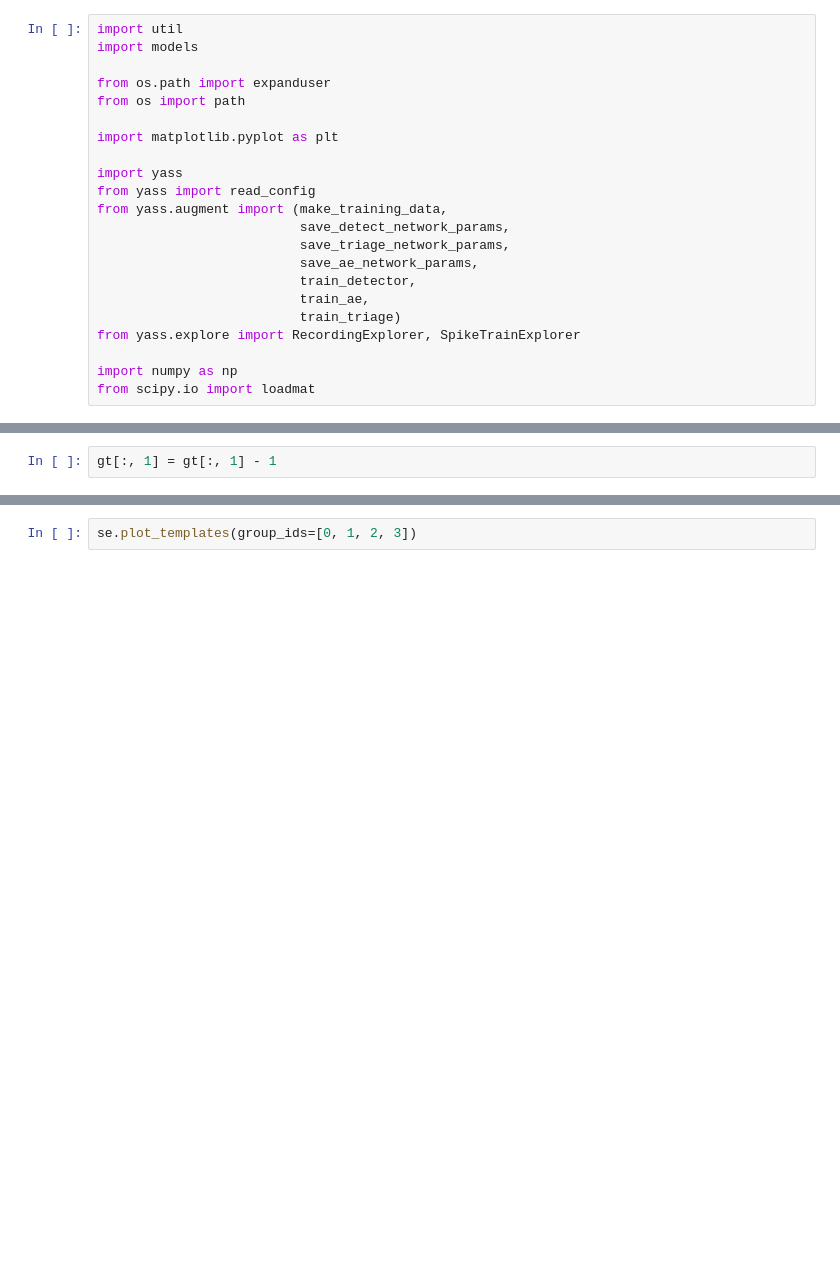
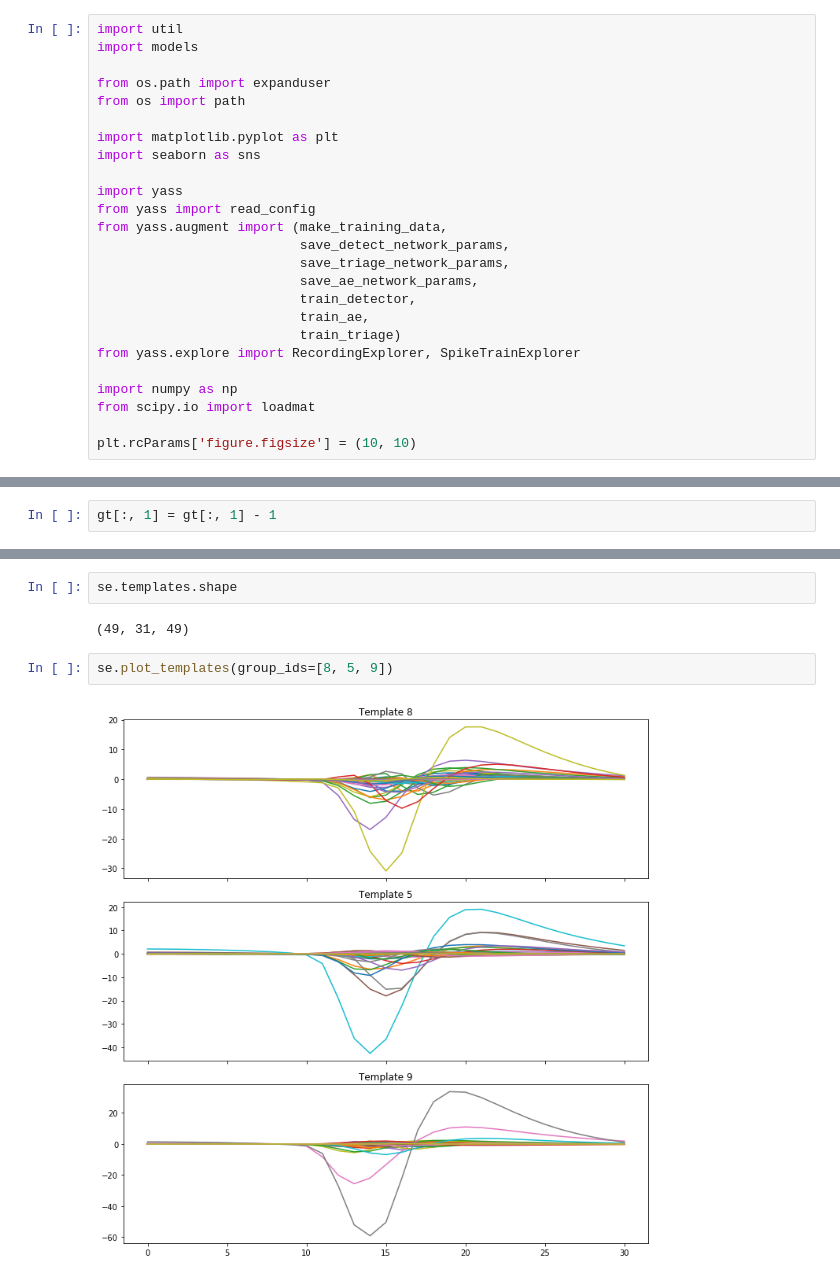
Before and after one commit to edublancas/yass-private, a Jupyter notebook: nnet/training-data-fix.ipynb, the cells around one changed output, grey strips where cells are left out. Drawn from its saved outputs; the diff is of its cells as text; blank space fills up the shorter version.

```diff
--- a/nnet/training-data-fix.ipynb
+++ b/nnet/training-data-fix.ipynb
@@ -14,6 +14,7 @@ from os.path import expanduser
 from os import path
 
 import matplotlib.pyplot as plt
+import seaborn as sns
 
 import yass
 from yass import read_config
@@ -28,3 +29,5 @@ from yass.explore import RecordingExplorer, SpikeTrainExplorer
 
 import numpy as np
 from scipy.io import loadmat
+
+plt.rcParams['figure.figsize'] = (10, 10)
@@ -56,2 +94,8 @@ KeyboardInterrupt:
+# %%
+se.templates.shape
+# %% [output]
+(49, 31, 49)
 # %%
-se.plot_templates(group_ids=[0, 1, 2, 3])
+se.plot_templates(group_ids=[8, 5, 9])
+# %% [output]
+[figure, added]
```
Also changed, not shown: parts of 9 cells of this notebook, 1 other file.
